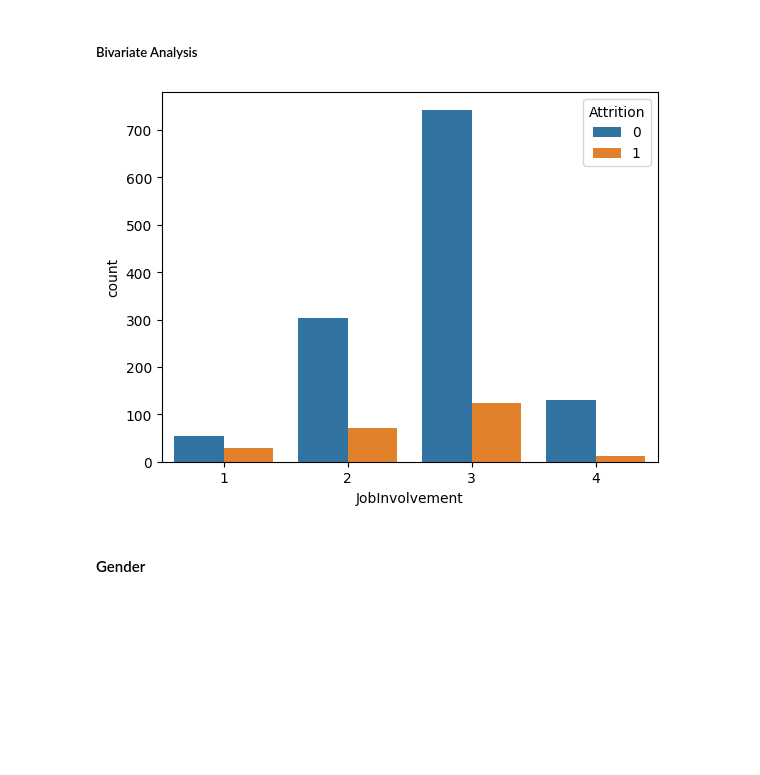
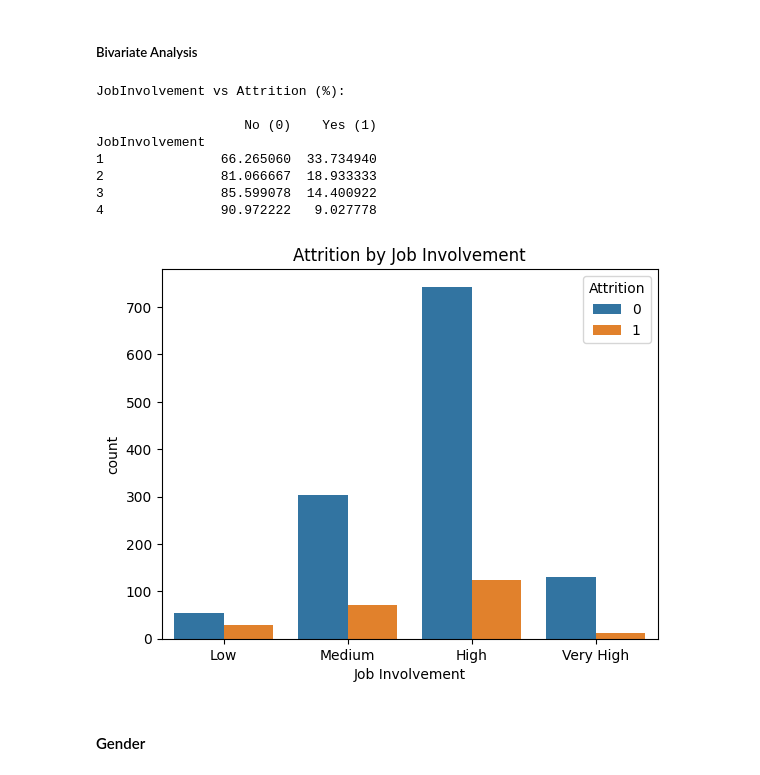
Before and after one commit to CreativeTob/InsightHQ, a Jupyter notebook: main.ipynb, the cells around one changed output. Drawn from its saved outputs; the diff is of its cells as text; code cells hidden in the pictures; blank space fills up the shorter version.

```diff
--- a/main.ipynb
+++ b/main.ipynb
@@ -250,6 +256,12 @@ dtypes: int64(25), object(6)
 memory usage: 356.1+ KB
 # %% [markdown]
 ### Exploratory Data Analysis
+# %%
+def Column_Attr(col):
+    col_Attr = pd.crosstab(df[col], df['Attrition'], normalize='index') * 100
+    col_Attr.columns = ['No (0)', 'Yes (1)']
+    print(f"\n{col} vs Attrition (%): \n")
+    print(col_Attr)
 # %% [markdown]
 #### General Correlation Analysis
 # %%
@@ -533,7 +537,11 @@ Name: count, dtype: int64
 # %% [markdown]
 ##### Univariate Analysis
 # %%
+rank_labels = ['Low','Medium','High','Very High']
 sns.countplot(data = df, x = 'JobInvolvement')
 
+plt.title('Job Involvement Distribution')
+plt.xlabel('Job Involvement')
+plt.xticks(ticks = [0, 1, 2, 3], labels = rank_labels)
 plt.show()
 # %% [output]
@@ -541,11 +549,24 @@ plt.show()
 # %% [markdown]
 ##### Bivariate Analysis
 # %%
+Column_Attr('JobInvolvement')
+
 sns.countplot(data = df, x = 'JobInvolvement', hue = 'Attrition')
 
+plt.title('Attrition by Job Involvement')
+plt.xlabel('Job Involvement')
+plt.xticks(ticks = [0, 1, 2, 3], labels = rank_labels)
 plt.show()
 # %% [output]
+JobInvolvement vs Attrition (%):
+
+                   No (0)    Yes (1)
+JobInvolvement
+1               66.265060  33.734940
+2               81.066667  18.933333
+3               85.599078  14.400922
+4               90.972222   9.027778
-[figure, old version]
+[figure, new version]
 # %% [markdown]
 #### Gender
 # %%
```
Also changed, not shown: parts of 52 cells of this notebook.
